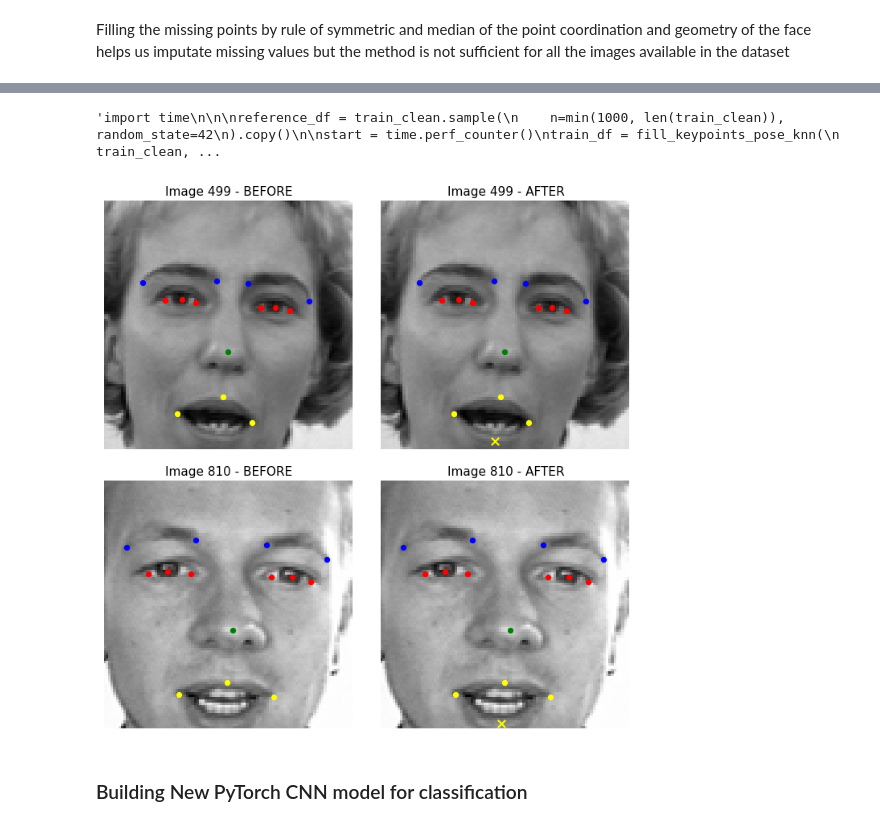
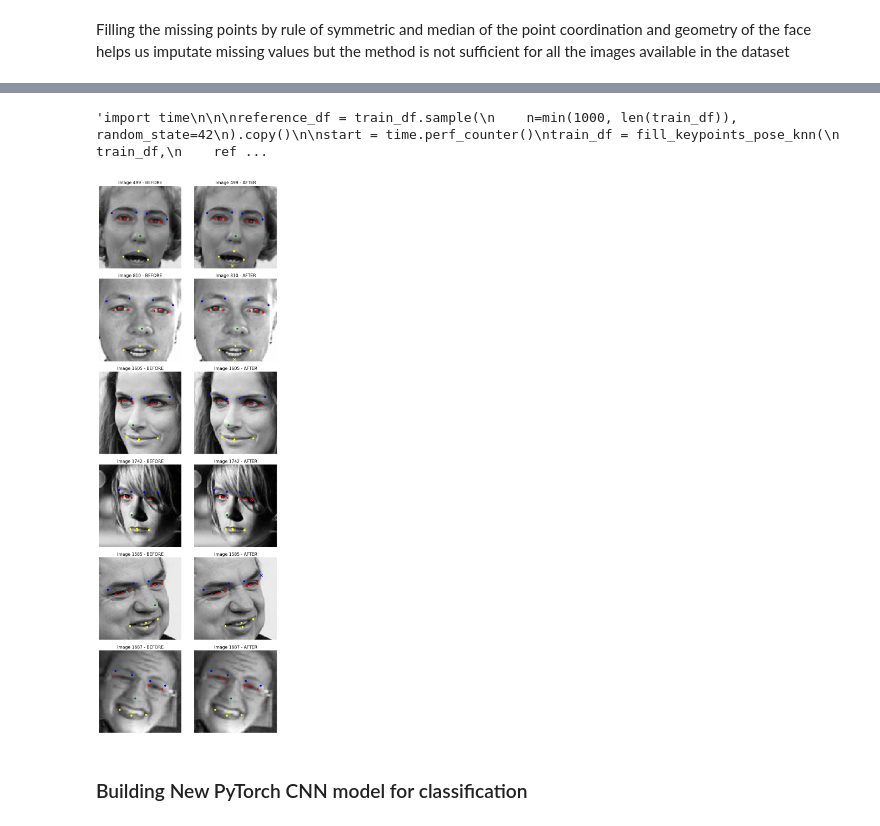
Before and after one commit to NimaNIKOOKAR/Facial-Keypoints-Detection, a Jupyter notebook: facial-detection.ipynb, the cells around one changed output, grey strips where cells are left out. Saved outputs shown, nothing was run; the diff lists cells and outputs as text; code cells hidden in the pictures.

```diff
--- a/facial-detection.ipynb
+++ b/facial-detection.ipynb
@@ -244,13 +229,13 @@ plt.scatter(train_clean.nose_tip_x, train_clean.nose_tip_y, color="red", s=10)
 """import time
 
 
-reference_df = train_clean.sample(
-    n=min(1000, len(train_clean)), random_state=42
+reference_df = train_df.sample(
+    n=min(1000, len(train_df)), random_state=42
 ).copy()
 
 start = time.perf_counter()
 train_df = fill_keypoints_pose_knn(
-    train_clean,
+    train_df,
     reference_df=reference_df,
     k=7,
     min_shared=4,
@@ -259,11 +244,10 @@ train_df = fill_keypoints_pose_knn(
 train_df = detect_outliers(train_df)
 
 print(f"Processing time: {time.perf_counter() - start:.2f} seconds")
-print("Training missing before:", train_clean[coord_cols].isna().sum().sum())
-print("Training missing after:", train_df[coord_cols].isna().sum().sum())
-"""
+print("Training missing before:", train_df[coord_cols].isna().sum().sum())
+print("Training missing after:", train_df[coord_cols].isna().sum().sum())"""
 # %% [output]
-'import time\n\n\nreference_df = train_clean.sample(\n    n=min(1000, len(train_clean)), random_state=42\n).copy()\n\nstart = time.perf_counter()\ntrain_df = fill_keypoints_pose_knn(\n    train_clean, ...
+'import time\n\n\nreference_df = train_df.sample(\n    n=min(1000, len(train_df)), random_state=42\n).copy()\n\nstart = time.perf_counter()\ntrain_df = fill_keypoints_pose_knn(\n    train_df,\n    ref ...
 # %%
 # Preserve original image indices when exporting the training subset.
 #train_df.to_csv(r".\data\training_split_filled.csv", index=True, index_label="original_index")
@@ -272,19 +256,19 @@ print("Training missing after:", train_df[coord_cols].isna().sum().sum())
 train_df = pd.read_csv(r".\data\training_split_filled.csv", index_col="original_index")
 # %%
 
-comparison_indices = [i for i in [499, 810, 1620, 1643] if i in train_df.index]
+comparison_indices = [i for i in [499, 810, 1605 , 1742, 1585 , 1687] if i in train_df.index]
 if not comparison_indices:
     comparison_indices = train_df.index[:4].tolist()
 
 compare_keypoints(
-    train_clean,
+    df_train,
     train_df,
     image_indices=comparison_indices,
     figsize_per_row=(7, 3.5),
     show_labels=False
 )
 # %% [output]
-[figure, old version]
+[figure, new version]
 # %% [markdown]
 ### Building New PyTorch CNN model for classification
 # %%
```
Also changed, not shown: parts of 5 cells of this notebook.
